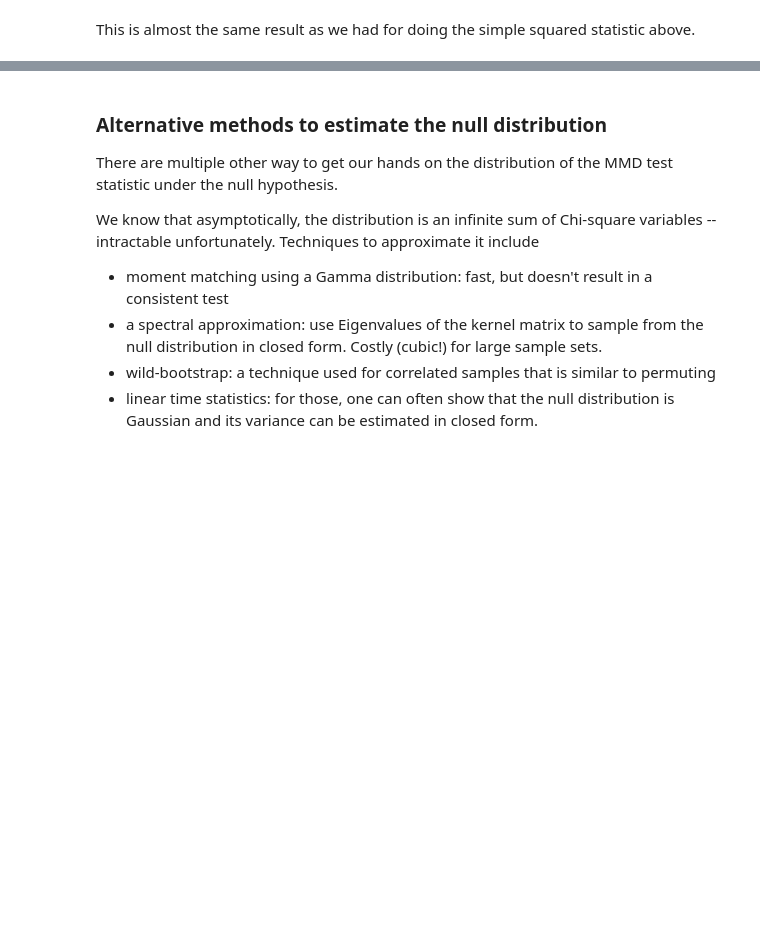
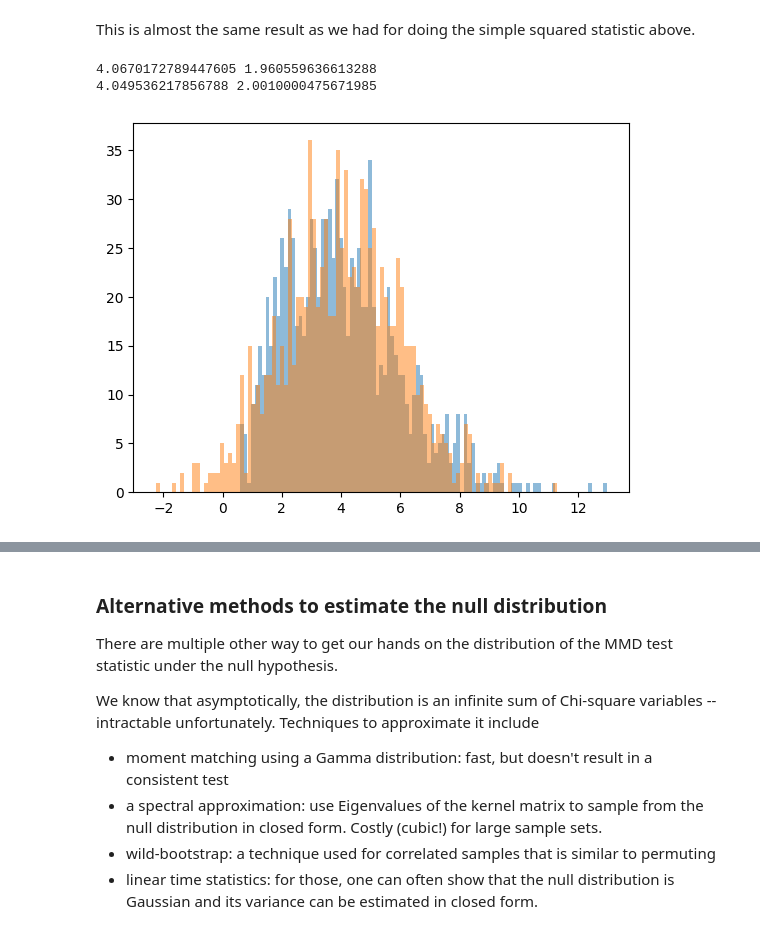
Before and after one commit to luchungi/ds3_kernel_testing, a Jupyter notebook: solutions.ipynb, the cells around one changed output, grey strips where cells are left out. Cells and saved outputs as stored; diff of their text form; code cells hidden in the pictures; blank space fills up the shorter version.

```diff
--- a/solutions.ipynb
+++ b/solutions.ipynb
@@ -437,0 +447,18 @@ This is almost the same result as we had for doing the simple squared statistic
+# %%
+# IMPLEMENT (optional): try mix and matching kernels and data sources
+# e.g. try a periodic kernel on data that differs in frequency space
+from scipy.stats import laplace, norm, lognorm, levy, gamma
+
+mean = 4.
+
+X = gamma.rvs(mean, loc=0., scale=1., size=1000)
+plt.hist(X, bins=100, alpha=0.5);
+print(np.mean(X), np.std(X))
+
+Y = norm.rvs(loc=mean, scale=np.sqrt(mean), size=1000)
+plt.hist(Y, bins=100, alpha=0.5);
+print(np.mean(Y), np.std(Y))
+# %% [output]
+4.0670172789447605 1.960559636613288
+4.049536217856788 2.0010000475671985
+[figure, added]
```
Also changed, not shown: parts of 8 cells of this notebook.
